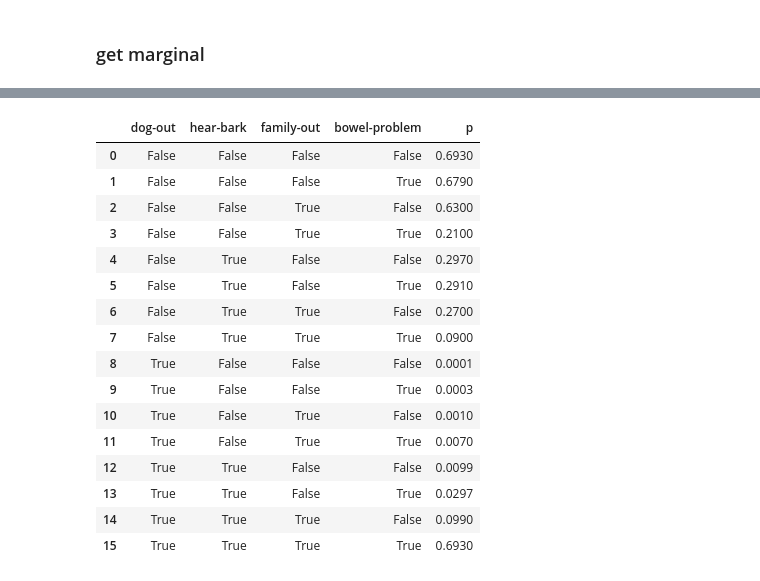
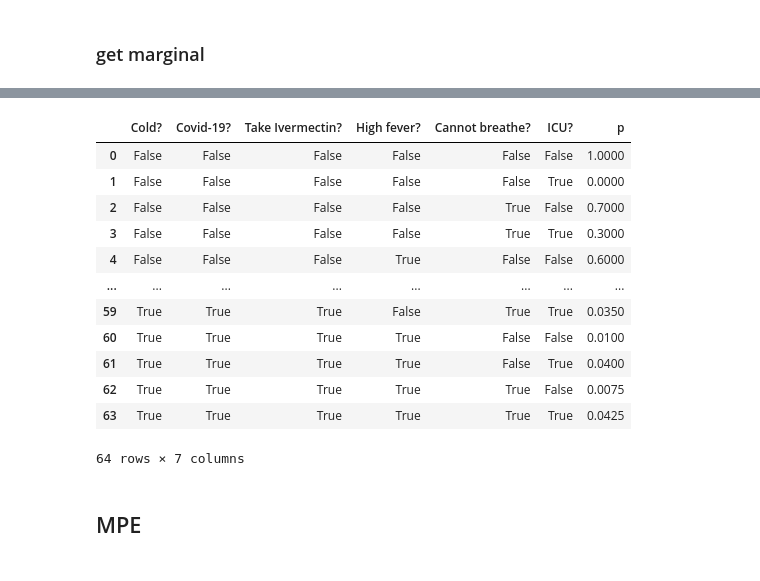
Before and after one commit to valbuc/KR-Project2, a Jupyter notebook: covid.ipynb, the cells around one changed output, grey strips where cells are left out. Cells and saved outputs as stored; diff of their text form; code cells hidden in the pictures.

```diff
--- a/covid.ipynb
+++ b/covid.ipynb
@@ -214,0 +222,5 @@ reasoner.multiply(dog, bark)
+# %%
+hospital = covid.get_cpt('ICU?')
+Joe_Rogan = covid.get_cpt('Take Ivermectin?')
+
+reasoner.multiply(hospital, Joe_Rogan)
@@ -251,23 +270,21 @@ marginals
 # %%
-reasoner.mult([bark, dog])
+reasoner.mult([Joe_Rogan, hospital])
 # %% [output]
-|  | dog-out | hear-bark | family-out | bowel-problem | p |
-| 0 | False | False | False | False | 0.6930 |
-| 1 | False | False | False | True | 0.6790 |
-| 2 | False | False | True | False | 0.6300 |
-| 3 | False | False | True | True | 0.2100 |
-| 4 | False | True | False | False | 0.2970 |
-| 5 | False | True | False | True | 0.2910 |
-| 6 | False | True | True | False | 0.2700 |
-| 7 | False | True | True | True | 0.0900 |
-| 8 | True | False | False | False | 0.0001 |
-| 9 | True | False | False | True | 0.0003 |
-| 10 | True | False | True | False | 0.0010 |
-| 11 | True | False | True | True | 0.0070 |
-| 12 | True | True | False | False | 0.0099 |
-| 13 | True | True | False | True | 0.0297 |
-| 14 | True | True | True | False | 0.0990 |
-| 15 | True | True | True | True | 0.6930 |
+|  | Cold? | Covid-19? | Take Ivermectin? | High fever? | Cannot breathe? | ICU? | p |
+| 0 | False | False | False | False | False | False | 1.0000 |
+| 1 | False | False | False | False | False | True | 0.0000 |
+| 2 | False | False | False | False | True | False | 0.7000 |
+| 3 | False | False | False | False | True | True | 0.3000 |
+| 4 | False | False | False | True | False | False | 0.6000 |
+| ... | ... | ... | ... | ... | ... | ... | ... |
+| 59 | True | True | True | False | True | True | 0.0350 |
+| 60 | True | True | True | True | False | False | 0.0100 |
+| 61 | True | True | True | True | False | True | 0.0400 |
+| 62 | True | True | True | True | True | False | 0.0075 |
+| 63 | True | True | True | True | True | True | 0.0425 |
+64 rows × 7 columns
+# %% [markdown]
+## MPE
 # %%
 reasoner.MPE('mindegree')
 # %% [output]
```
Also changed, not shown: parts of 14 cells of this notebook.
